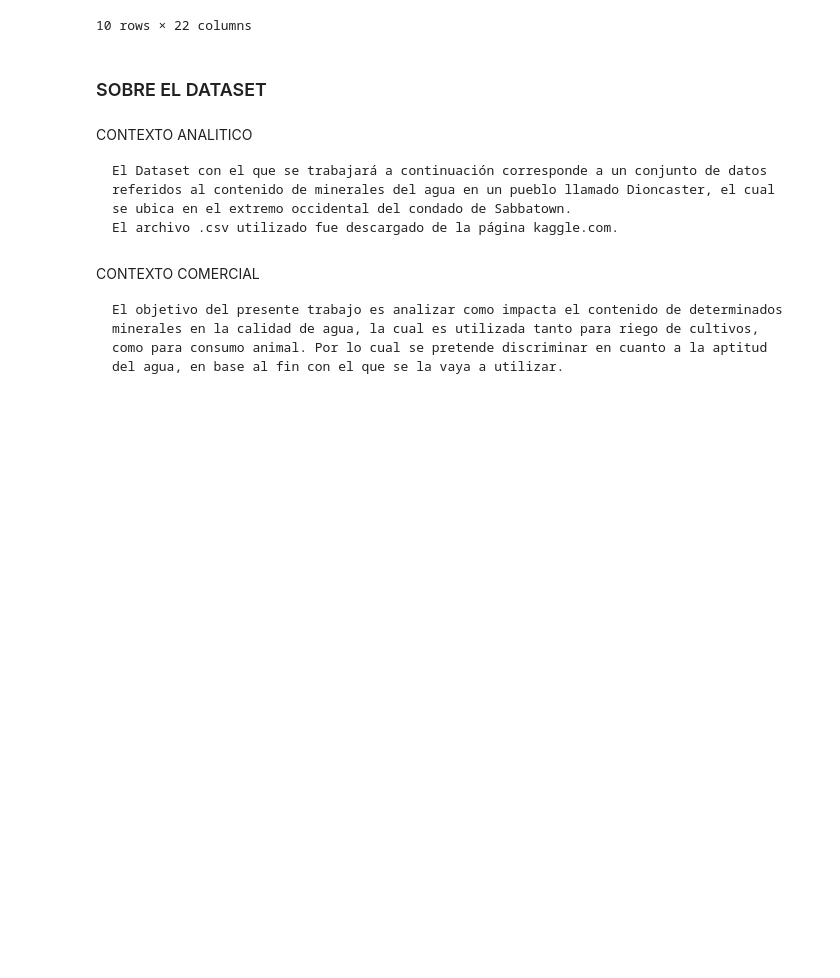
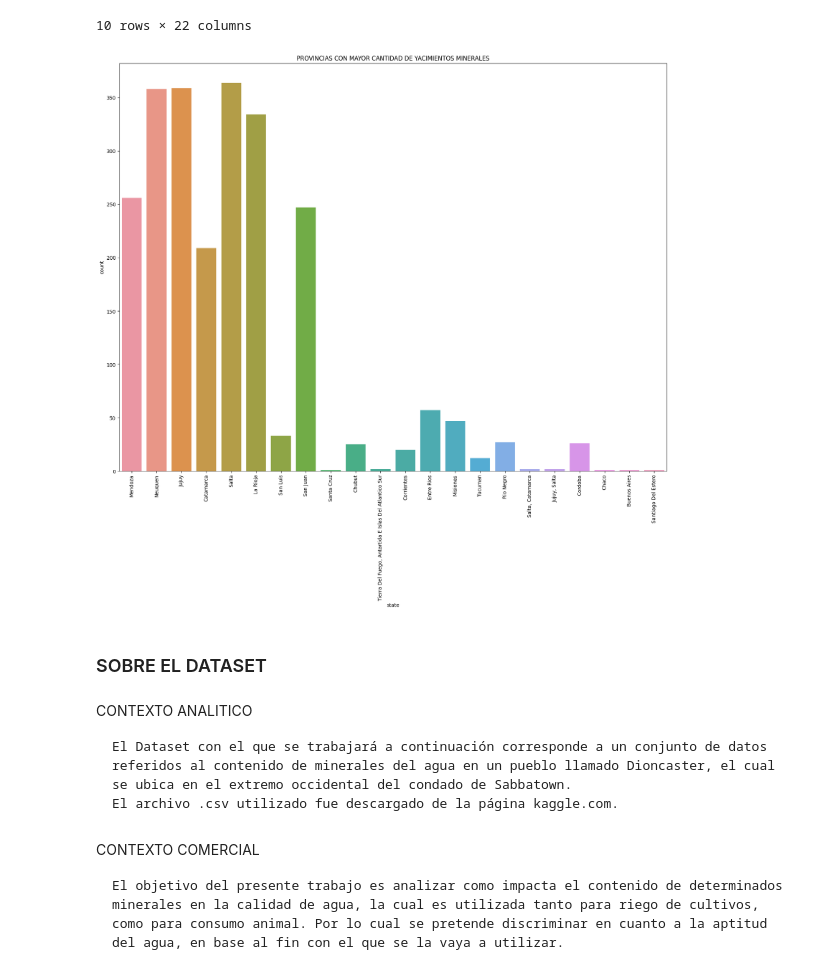
Before and after one commit to FacundoCardozo5/CoderHouse_CH-32845, a Jupyter notebook: notebooks/ProyectoDS_ParteI_Cardozo.ipynb, the cells around one changed output. Drawn from its saved outputs; the diff is of its cells as text; code cells hidden in the pictures; blank space fills up the shorter version.

```diff
--- a/notebooks/ProyectoDS_ParteI_Cardozo.ipynb
+++ b/notebooks/ProyectoDS_ParteI_Cardozo.ipynb
@@ -204,6 +204,14 @@ df_ARG.head(10)
 | 1343 | Juana M. Gorriti Occurence | -23.46002 | -66.85446 | SA | Argentina | Jujuy | NaN | M | Manganese | NaN | ... |
 | 1403 | Don Tomas | -22.99141 | -65.41248 | SA | Argentina | Jujuy | NaN | M | Copper | NaN | ... |
 10 rows × 22 columns
+# %%
+plt.figure(figsize=(20,15))
+plt.title("PROVINCIAS CON MAYOR CANTIDAD DE YACIMIENTOS MINERALES")
+sns.countplot(x=df_ARG['state'].head(5000))
+plt.xticks(rotation=90)
+plt.show()
+# %% [output]
+[figure, added]
 # %% [markdown]
 ### SOBRE EL DATASET
 # %% [markdown]
```
